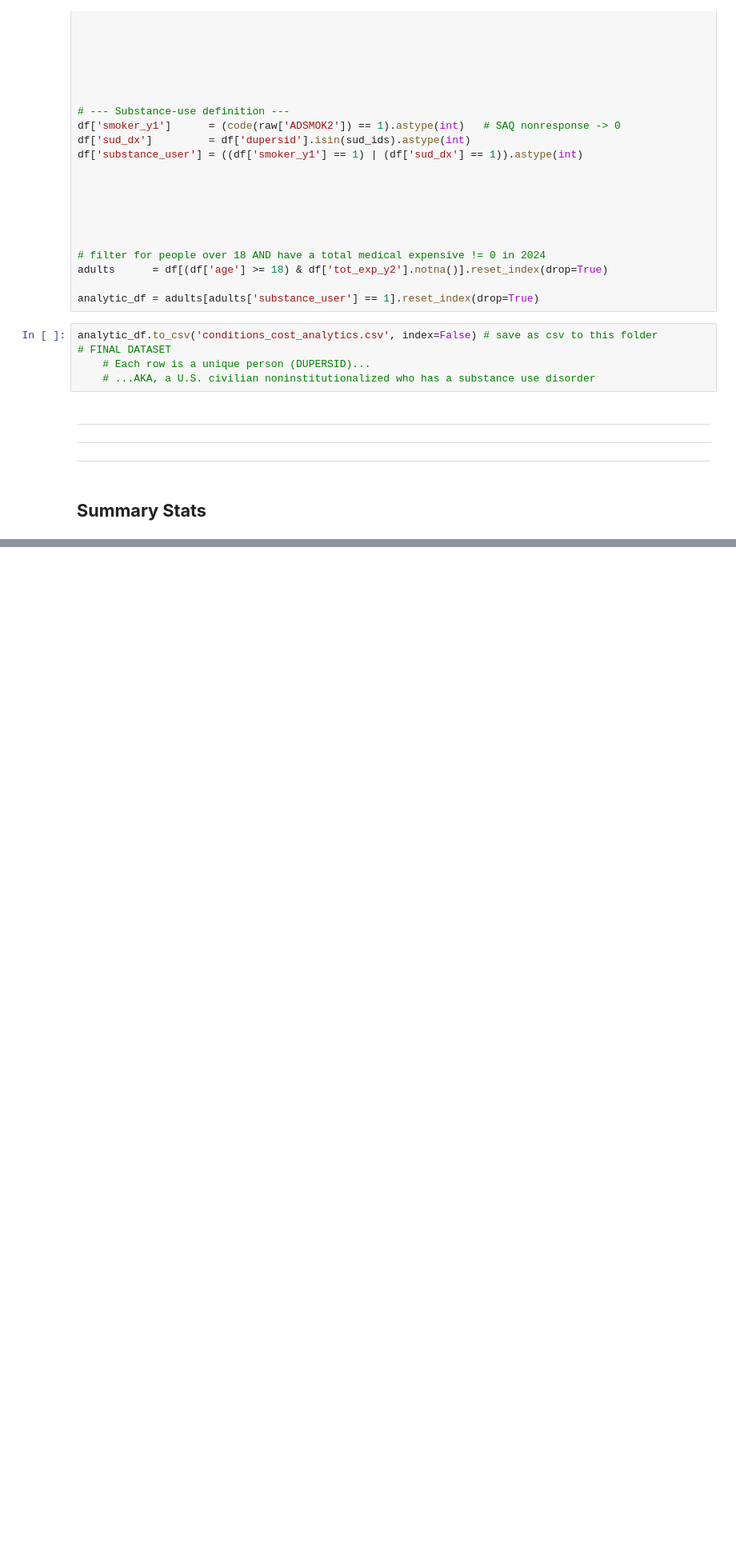
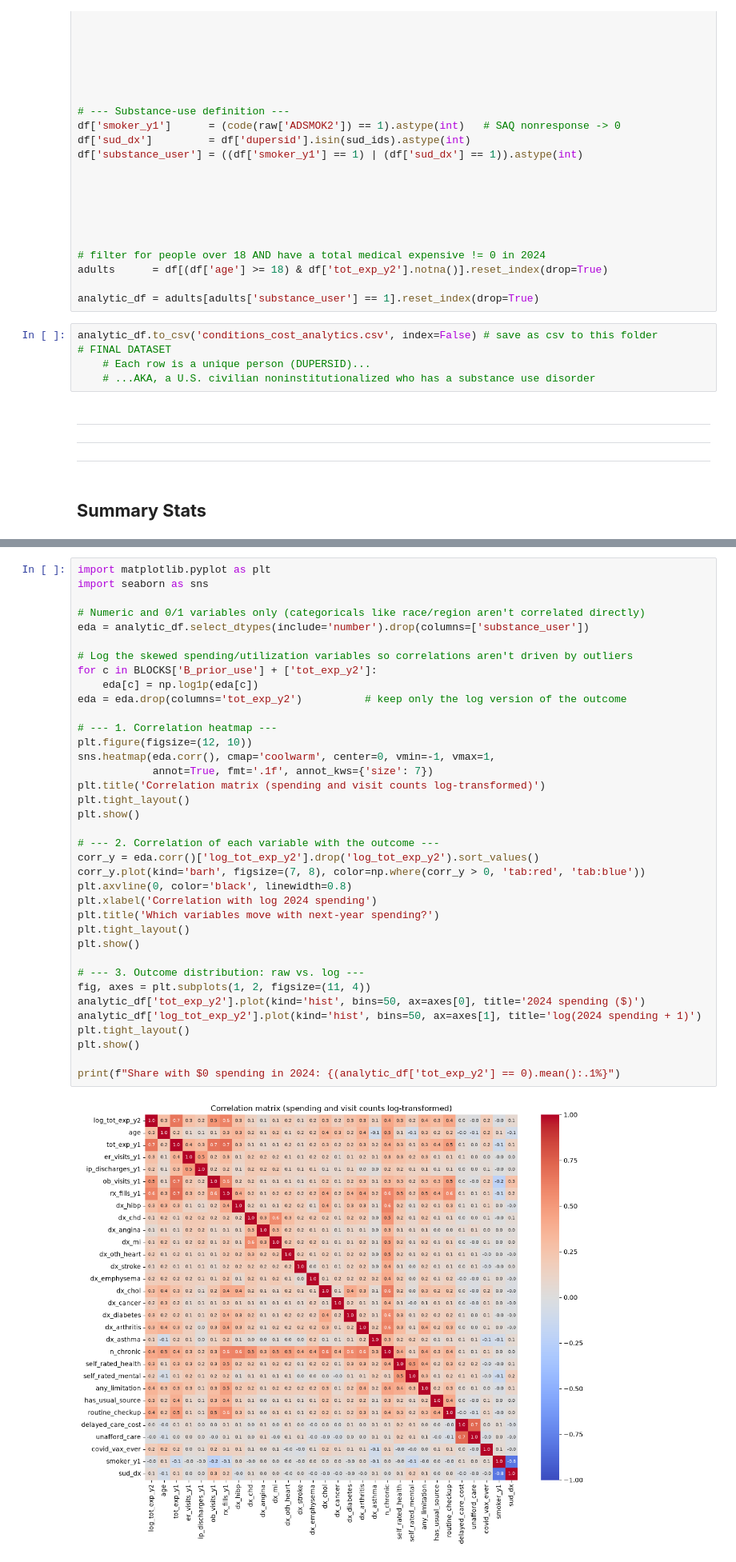
Before and after one commit to VeroUpad/meps-healthcare-engagement-costs, a Jupyter notebook: healthcare_costs_analysis.ipynb, the cells around one changed output, grey strips where cells are left out. Shown at 80% size. Cells and saved outputs as stored; diff of their text form; blank space fills up the shorter version.

```diff
--- a/healthcare_costs_analysis.ipynb
+++ b/healthcare_costs_analysis.ipynb
@@ -225,0 +240,39 @@ dtype: float64
+# %%
+import matplotlib.pyplot as plt
+import seaborn as sns
+
+# Numeric and 0/1 variables only (categoricals like race/region aren't correlated directly)
+eda = analytic_df.select_dtypes(include='number').drop(columns=['substance_user'])
+
+# Log the skewed spending/utilization variables so correlations aren't driven by outliers
+for c in BLOCKS['B_prior_use'] + ['tot_exp_y2']:
+    eda[c] = np.log1p(eda[c])
+eda = eda.drop(columns='tot_exp_y2')          # keep only the log version of the outcome
+
+# --- 1. Correlation heatmap ---
+plt.figure(figsize=(12, 10))
+sns.heatmap(eda.corr(), cmap='coolwarm', center=0, vmin=-1, vmax=1,
+            annot=True, fmt='.1f', annot_kws={'size': 7})
+plt.title('Correlation matrix (spending and visit counts log-transformed)')
+plt.tight_layout()
+plt.show()
+
+# --- 2. Correlation of each variable with the outcome ---
+corr_y = eda.corr()['log_tot_exp_y2'].drop('log_tot_exp_y2').sort_values()
+corr_y.plot(kind='barh', figsize=(7, 8), color=np.where(corr_y > 0, 'tab:red', 'tab:blue'))
+plt.axvline(0, color='black', linewidth=0.8)
+plt.xlabel('Correlation with log 2024 spending')
+plt.title('Which variables move with next-year spending?')
+plt.tight_layout()
+plt.show()
+
+# --- 3. Outcome distribution: raw vs. log ---
+fig, axes = plt.subplots(1, 2, figsize=(11, 4))
+analytic_df['tot_exp_y2'].plot(kind='hist', bins=50, ax=axes[0], title='2024 spending ($)')
+analytic_df['log_tot_exp_y2'].plot(kind='hist', bins=50, ax=axes[1], title='log(2024 spending + 1)')
+plt.tight_layout()
+plt.show()
+
+print(f"Share with $0 spending in 2024: {(analytic_df['tot_exp_y2'] == 0).mean():.1%}")
+# %% [output]
+[figure, added]
```
Also changed, not shown: parts of 5 cells of this notebook, 1 other file.
